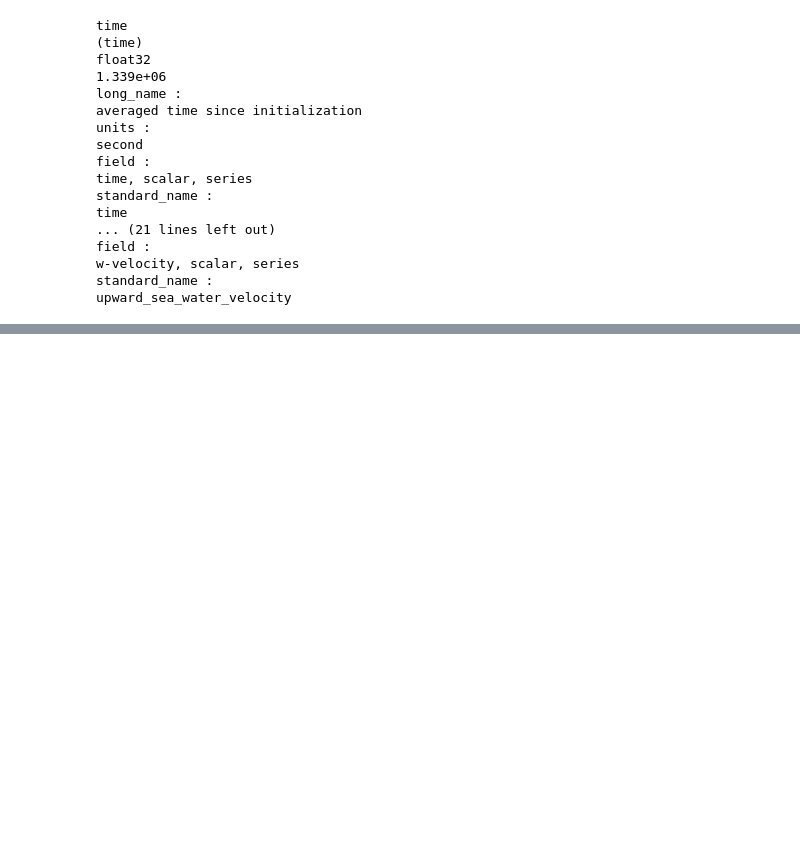
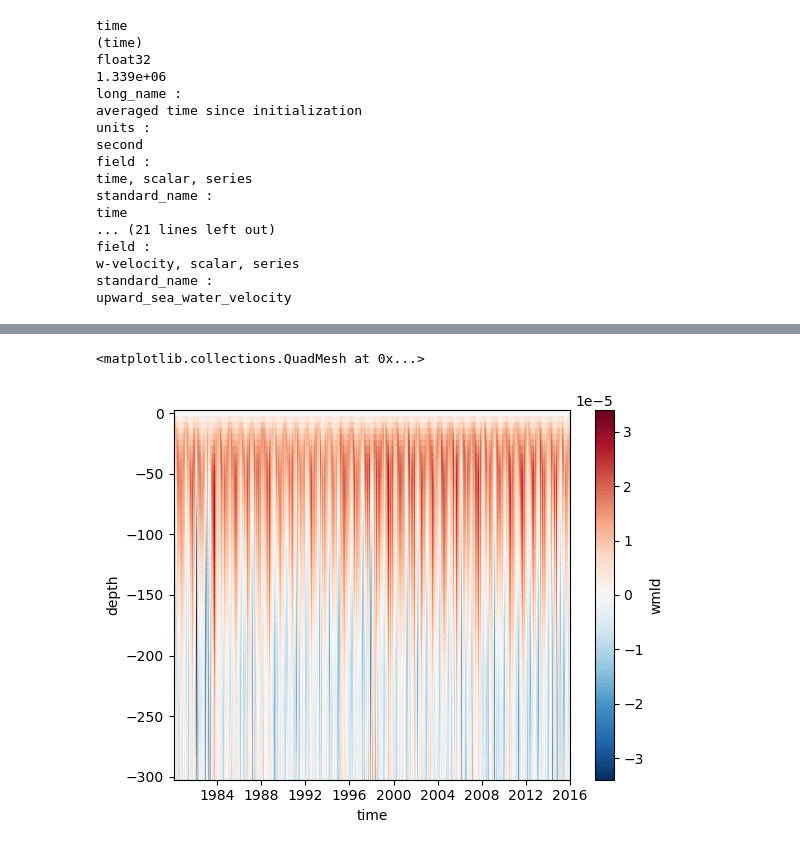
Before and after one commit to danliba/Upwelling_paper, a Jupyter notebook: Upwelling_w_profile.ipynb, the cells around one changed output, grey strips where cells are left out. Cells and saved outputs as stored; diff of their text form; code cells hidden in the pictures; blank space fills up the shorter version.

```diff
--- a/Upwelling_w_profile.ipynb
+++ b/Upwelling_w_profile.ipynb
@@ -73,0 +72,3 @@ ds_temp
+# %%
+WMLD = loadmat("../../NHCS/Processed/W_perfil_5_16.mat")
+print(WMLD.keys())
@@ -73,0 +77,12 @@ ds_temp
+# %%
+wmld_ds = xr.Dataset(
+    data_vars={
+        'wmld': (("time", "depth"), WMLD['wnew'].transpose(1, 0)),
+    },
+    coords = {
+        'depth':WMLD['depths'][0,:],
+        'time':time
+}
+)
+
+wmld_ds
@@ -73,0 +97,5 @@ ds_temp
+# %%
+wmld_ds.sel(depth=slice(0,-300)).wmld.plot(y='depth')
+# %% [output]
+<matplotlib.collections.QuadMesh at 0x...>
+[figure, added]
```
Also changed, not shown: parts of 7 cells of this notebook, 1 other file.
